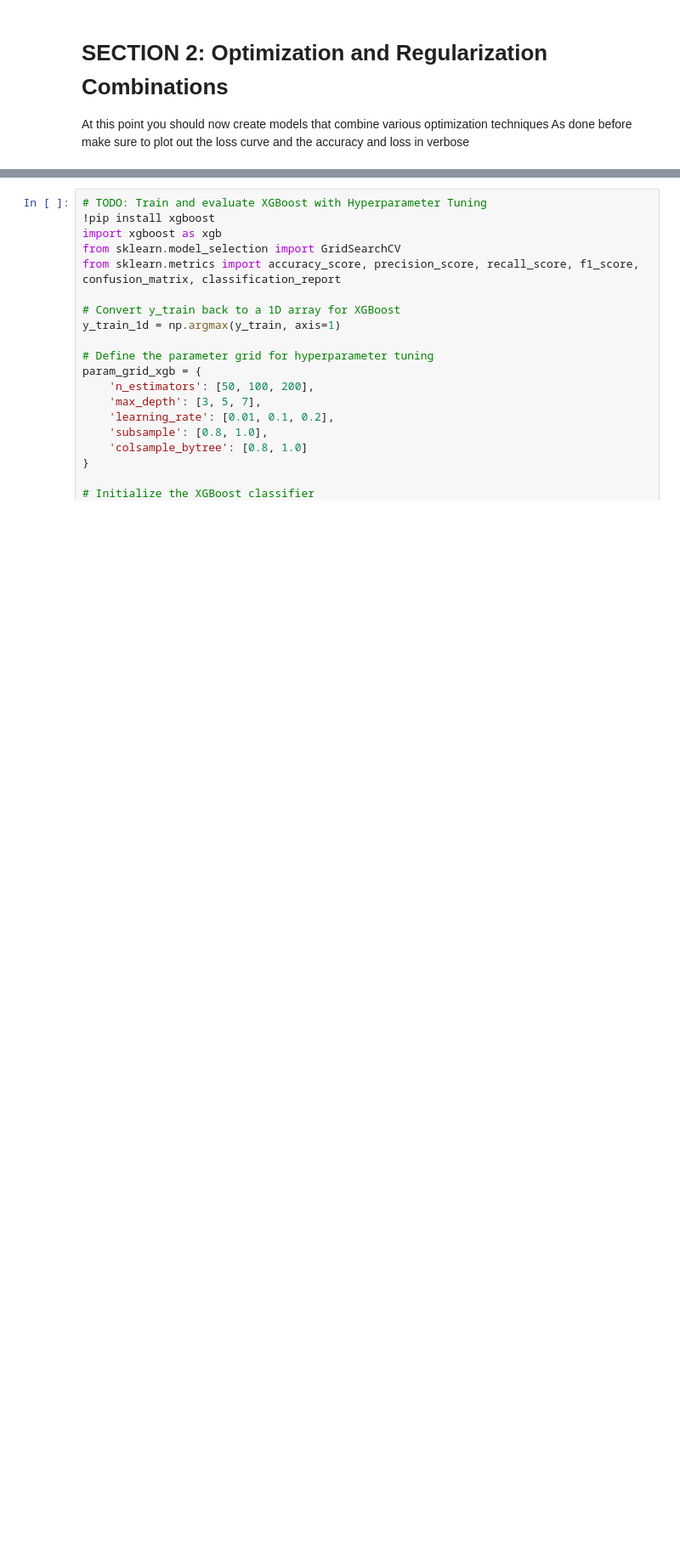
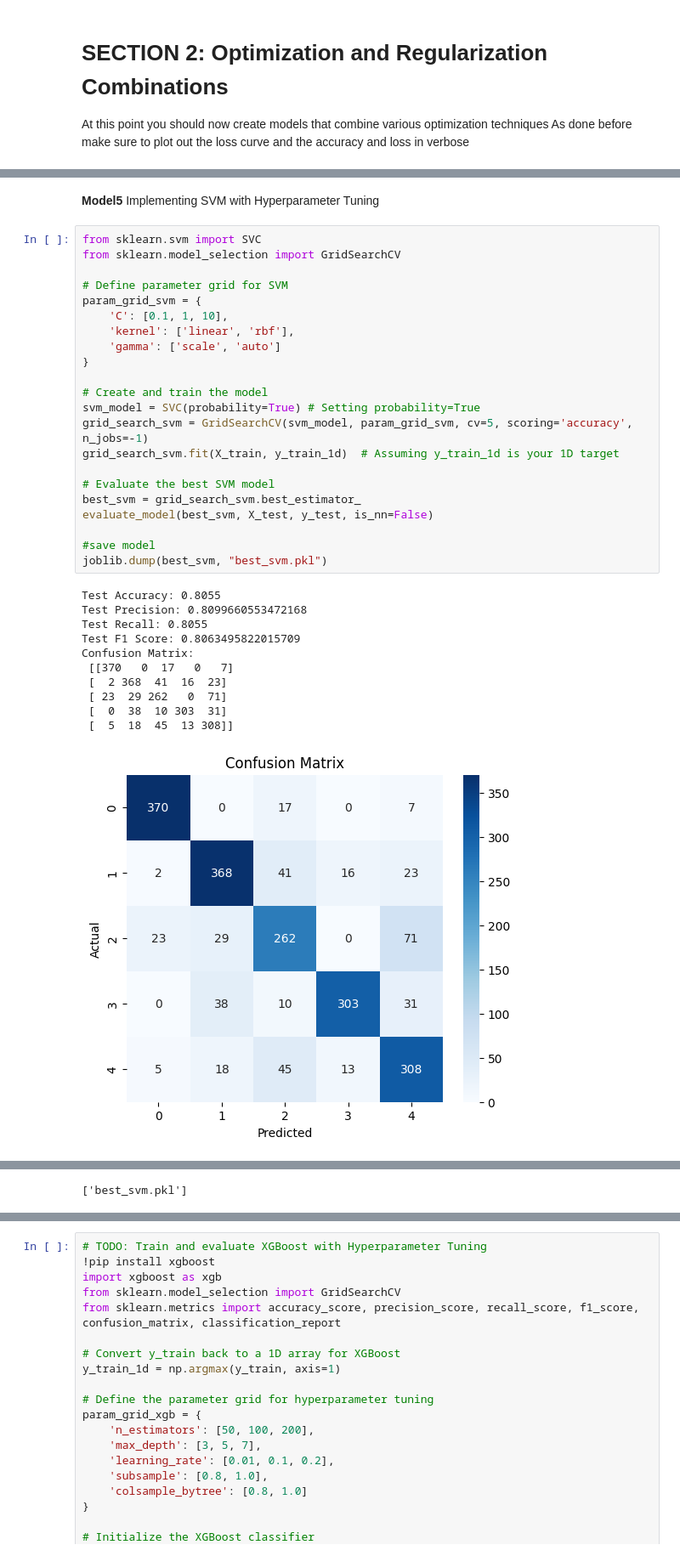
Before and after one commit to Joh-Ishimwe/Personal-Fashion-Advisor-Model, a Jupyter notebook: Summative_Intro_to_ml_[Josiane_Ishimwe_number]_assignment.ipynb, the cells around one changed output, grey strips where cells are left out. Shown at 85% size. Saved outputs shown, nothing was run; the diff lists cells and outputs as text; blank space fills up the shorter version.

```diff
--- a/Summative_Intro_to_ml_[Josiane_Ishimwe_number]_assignment.ipynb
+++ b/Summative_Intro_to_ml_[Josiane_Ishimwe_number]_assignment.ipynb
@@ -512,0 +567,36 @@ weighted avg       0.75      0.75      0.75      2000
+# %% [markdown]
+**Model5** Implementing SVM with Hyperparameter Tuning
+# %%
+from sklearn.svm import SVC
+from sklearn.model_selection import GridSearchCV
+
+# Define parameter grid for SVM
+param_grid_svm = {
+    'C': [0.1, 1, 10],
+    'kernel': ['linear', 'rbf'],
+    'gamma': ['scale', 'auto']
+}
+
+# Create and train the model
+svm_model = SVC(probability=True) # Setting probability=True
+grid_search_svm = GridSearchCV(svm_model, param_grid_svm, cv=5, scoring='accuracy', n_jobs=-1)
+grid_search_svm.fit(X_train, y_train_1d)  # Assuming y_train_1d is your 1D target
+
+# Evaluate the best SVM model
+best_svm = grid_search_svm.best_estimator_
+evaluate_model(best_svm, X_test, y_test, is_nn=False)
+
+#save model
+joblib.dump(best_svm, "best_svm.pkl")
+# %% [output]
+Test Accuracy: 0.8055
+Test Precision: 0.8099660553472168
+Test Recall: 0.8055
+Test F1 Score: 0.8063495822015709
+Confusion Matrix:
+ [[370   0  17   0   7]
+ [  2 368  41  16  23]
+ [ 23  29 262   0  71]
+ [  0  38  10 303  31]
+ [  5  18  45  13 308]]
+[figure, added]
@@ -512,0 +618 @@ weighted avg       0.75      0.75      0.75      2000
+['best_svm.pkl']
```
Also changed, not shown: parts of 14 cells of this notebook, 5 other files.
